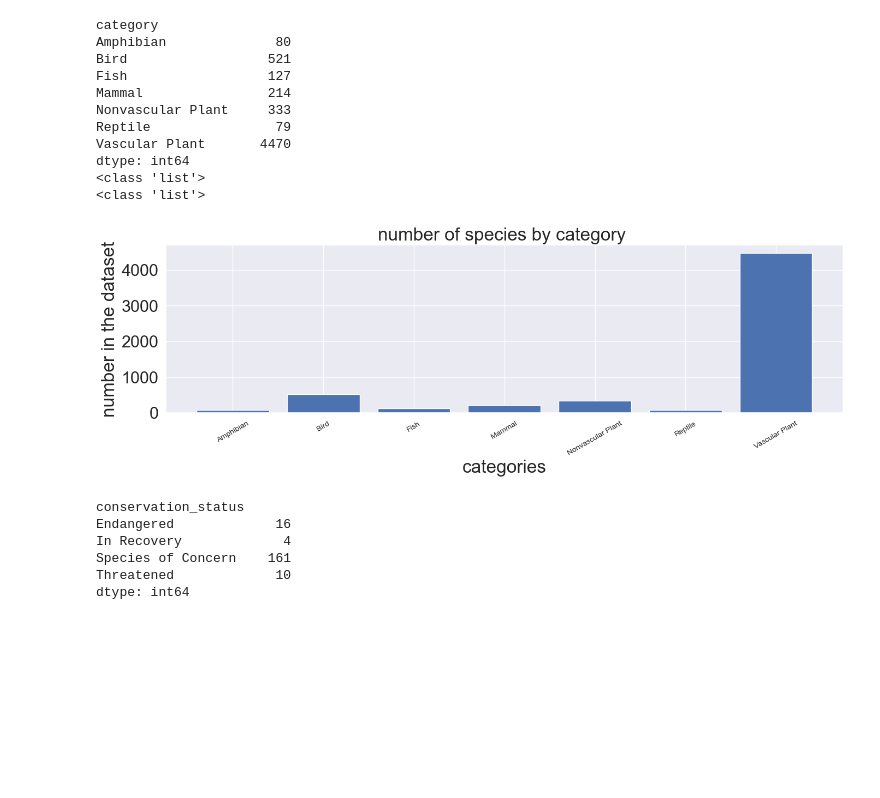
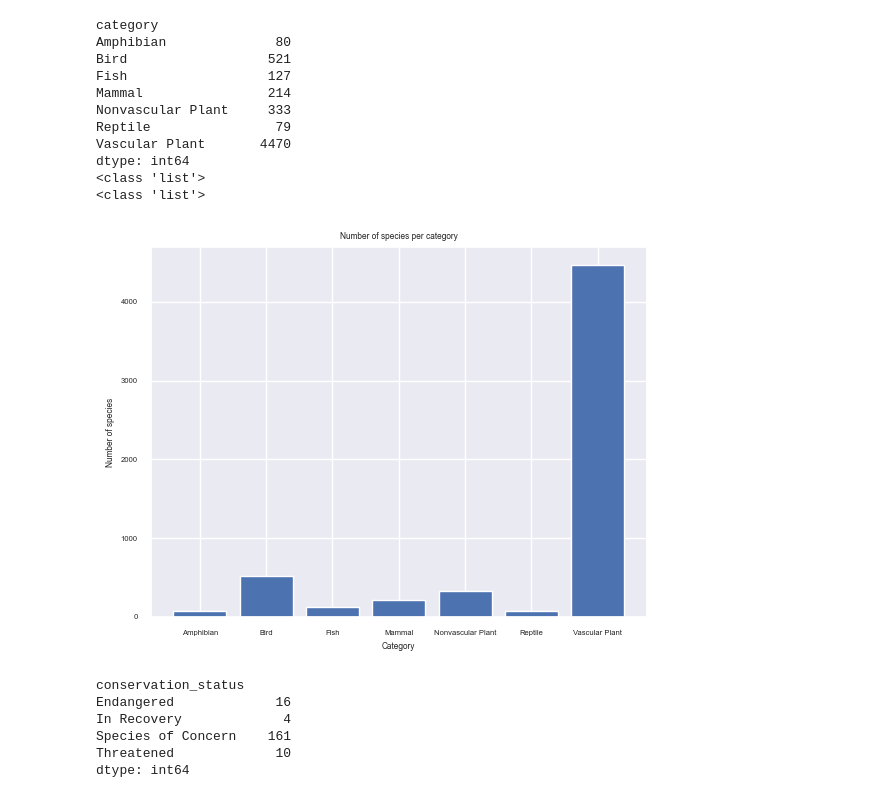
Before and after one commit to aavishkar6/Bio-diversity, a Jupyter notebook: Bio_diversity/biodiversity.ipynb, the cells around one changed output. Saved outputs shown, nothing was run; the diff lists cells and outputs as text; code cells hidden in the pictures; blank space fills up the shorter version.

```diff
--- a/Bio_diversity/biodiversity.ipynb
+++ b/Bio_diversity/biodiversity.ipynb
@@ -111,16 +107,25 @@ Vascular Plant       4470
 dtype: int64
 <class 'list'>
 <class 'list'>
-# %%
-fig = plt.figure(figsize=(16,4))
-plt.bar(categories, category_list)
-plt.xticks(rotation = 30, fontsize = 10)
-plt.xlabel("categories")
-plt.ylabel("number in the dataset")
-plt.title("number of species by category ")
-plt.show()
-# %% [output]
-[figure, removed]
+# %%
+fig, ax = plt.subplots()
+
+# Set the x-axis labels and the data for the bars
+labels = category.index
+data = category.values
+
+# Create the bar chart
+ax.bar(labels, data)
+
+# Set the axis labels and title
+ax.set_xlabel('Category')
+ax.set_ylabel('Number of species')
+ax.set_title('Number of species per category')
+
+# Display the chart
+plt.show()
+# %% [output]
+[figure, added]
 # %%
 conservation_status = species.groupby("conservation_status").size()
 print(conservation_status)
```
Also changed, not shown: parts of 53 cells of this notebook.
